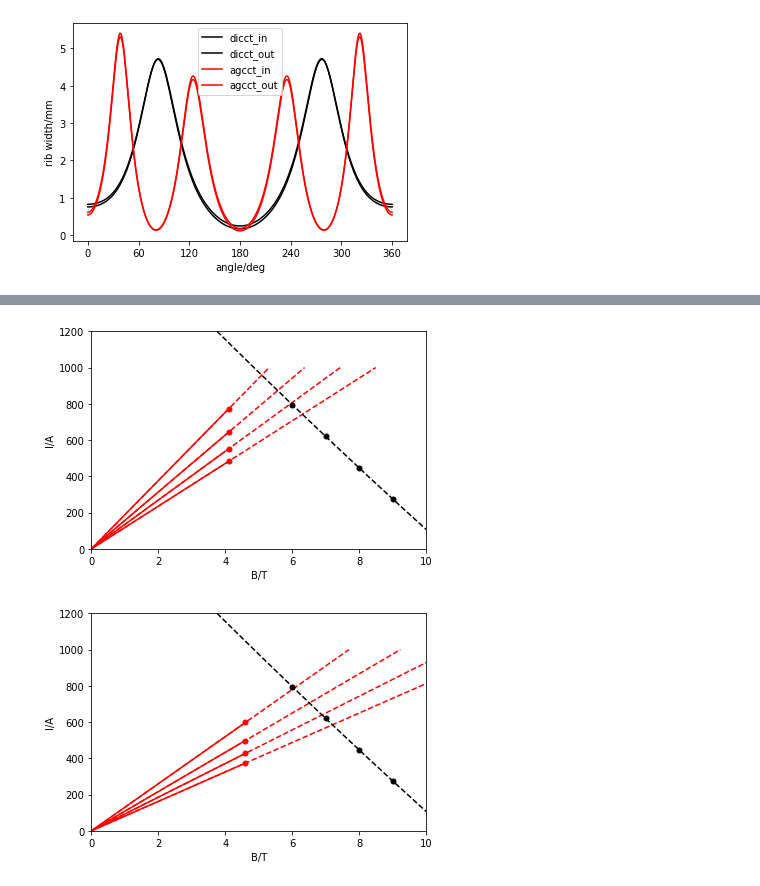
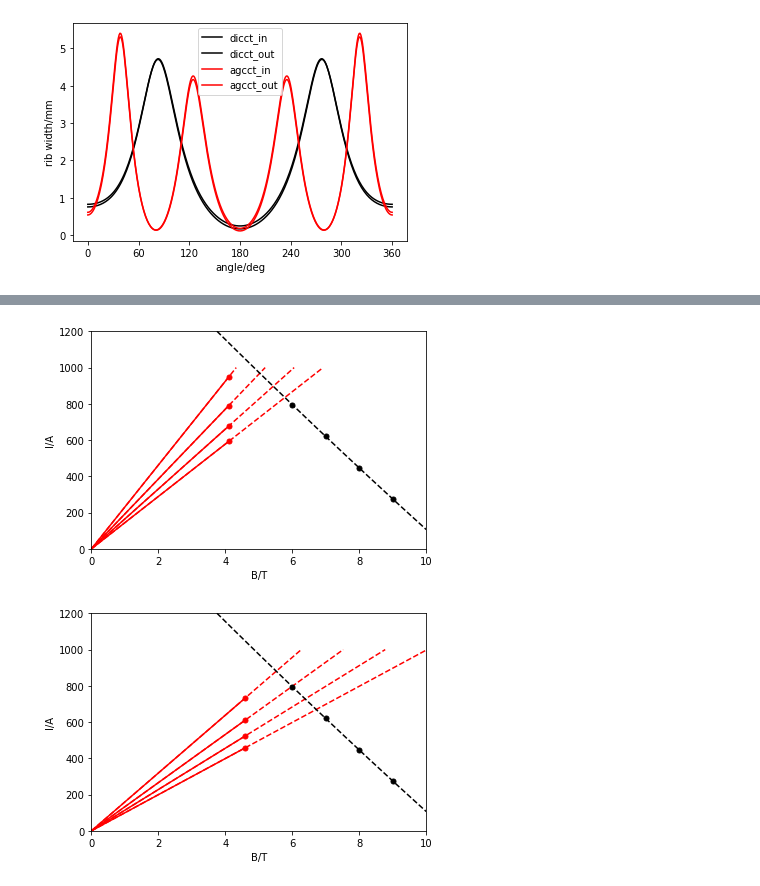
Before and after one commit to madokast/madokast.github.io.old, a Jupyter notebook: books/cct/cct学习/线槽大小确定和超导线选材.ipynb, the cells around one changed output, grey strips where cells are left out. Saved outputs shown, nothing was run; the diff lists cells and outputs as text; code cells hidden in the pictures.

```diff
--- a/books/cct/cct学习/线槽大小确定和超导线选材.ipynb
+++ b/books/cct/cct学习/线槽大小确定和超导线选材.ipynb
@@ -131,23 +131,23 @@ def product_line(product_data_magnet, product_data_current):
     plt.plot(xs,ys,'k--')
 # %%
 # 二极CCT，
-work_line(current_dicct / line_cross_section / (2*8), max_magnet_dicct, 1000) # 640
-work_line(current_dicct / line_cross_section / (2*7), max_magnet_dicct, 1000) # 640
-work_line(current_dicct / line_cross_section / (2*6), max_magnet_dicct, 1000) # 640
-work_line(current_dicct / line_cross_section / (2*5), max_magnet_dicct, 1000) # 640
+work_line(current_dicct / (2*8), max_magnet_dicct, 1000) # 640
+work_line(current_dicct / (2*7), max_magnet_dicct, 1000) # 640
+work_line(current_dicct / (2*6), max_magnet_dicct, 1000) # 640
+work_line(current_dicct / (2*5), max_magnet_dicct, 1000) # 640
 
 product_line(product_data_magnet, product_data_current)
 plt.show()
 # %% [output]
-[figure, old version]
+[figure, new version]
 # %%
-work_line(current_agcct / line_cross_section / (2*8), max_magnet_agcct, 1000) # 640
-work_line(current_agcct / line_cross_section / (2*7), max_magnet_agcct, 1000) # 640
-work_line(current_agcct / line_cross_section / (2*6), max_magnet_agcct, 1000) # 640
-work_line(current_agcct / line_cross_section / (2*5), max_magnet_agcct, 1000) # 640
+work_line(current_agcct / (2*8), max_magnet_agcct, 1000) # 640
+work_line(current_agcct / (2*7), max_magnet_agcct, 1000) # 640
+work_line(current_agcct / (2*6), max_magnet_agcct, 1000) # 640
+work_line(current_agcct / (2*5), max_magnet_agcct, 1000) # 640
 
 product_line(product_data_magnet, product_data_current)
 plt.show()
 # %% [output]
-[figure, old version]
+[figure, new version]
 # %% [markdown]
```
Also changed, not shown: parts of 1 cell of this notebook, 8 other files.
